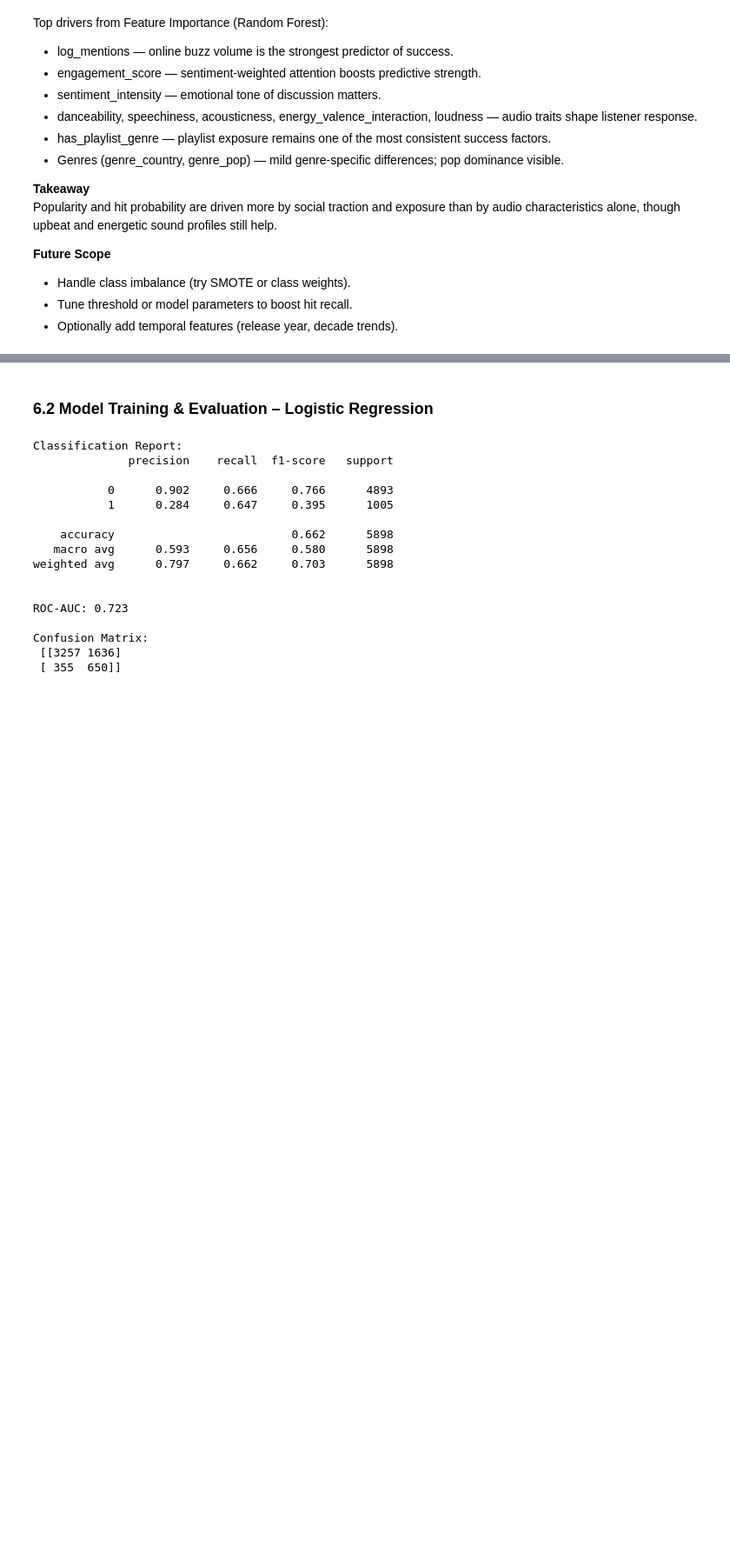
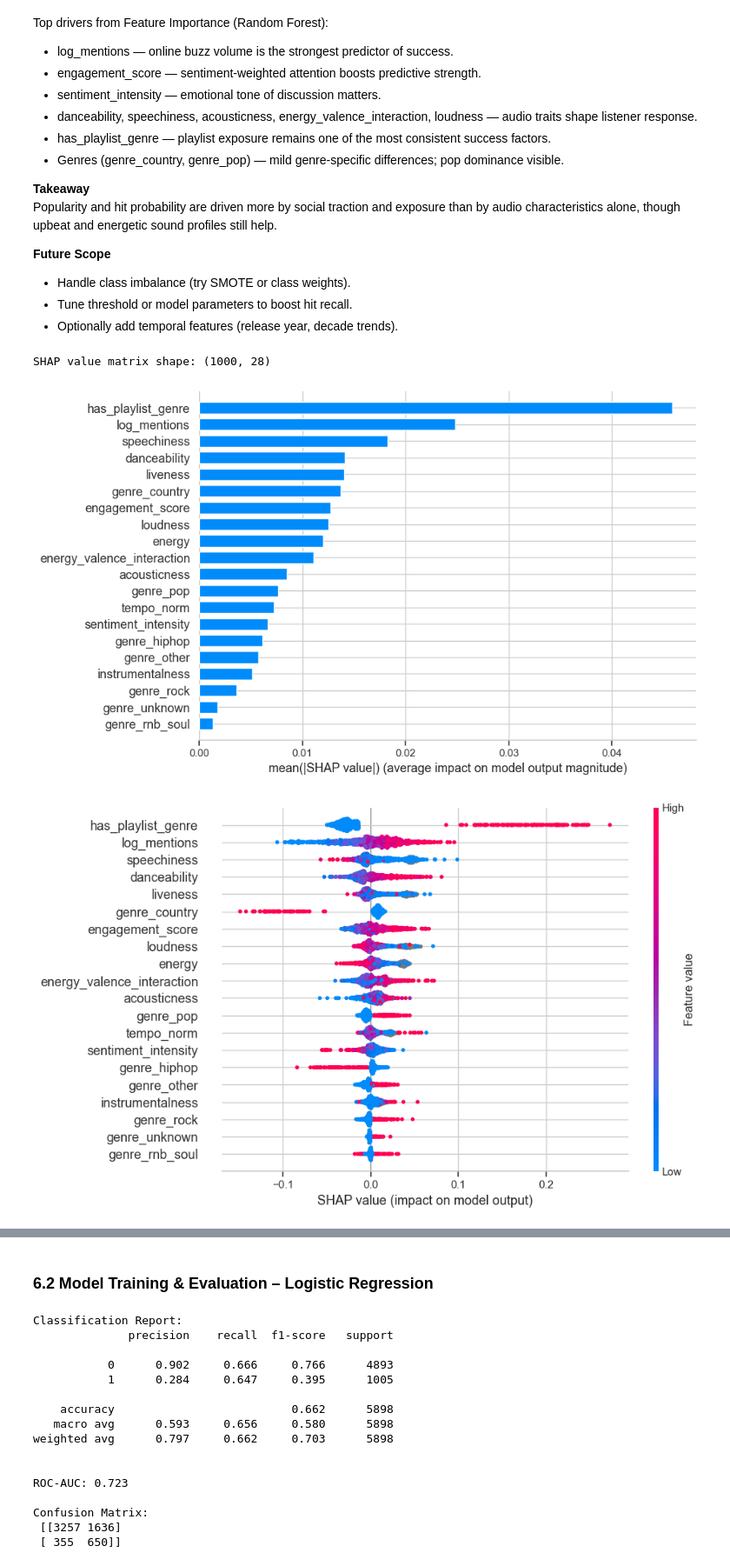
Before and after one commit to priyadarshanparida/media-success-prediction, a Jupyter notebook: code/media_success_prediction.ipynb, the cells around one changed output, grey strips where cells are left out. Shown at 87% size. Saved outputs shown, nothing was run; the diff lists cells and outputs as text; code cells hidden in the pictures; blank space fills up the shorter version.

Commit message:
feat: SHAP analysis for RF and LR

```diff
--- a/code/media_success_prediction.ipynb
+++ b/code/media_success_prediction.ipynb
@@ -1325,3 +1326,24 @@ Popularity and hit probability are driven more by social traction and exposure t
 - Handle class imbalance (try SMOTE or class weights).
 - Tune threshold or model parameters to boost hit recall.
 - Optionally add temporal features (release year, decade trends).
+# %%
+# SHAP Explainability for Random Forest Classifier
+
+# Compute SHAP values for a sample (smaller subset for speed)
+explainer_cls = shap.TreeExplainer(rf_cls, feature_perturbation="tree_path_dependent")
+X_sample_cls = X_test_tree_cls.sample(1000, random_state=42)
+shap_values_cls = explainer_cls.shap_values(X_sample_cls)
+
+# Handle multi-output array
+# shap_values_cls has shape (n_samples, n_features, 2)
+shap_values_to_plot = shap_values_cls[:, :, 1]   # class 1 = "hit"
+
+print("SHAP value matrix shape:", shap_values_to_plot.shape)
+
+# Global SHAP summary plots
+shap.summary_plot(shap_values_to_plot, X_sample_cls, plot_type="bar", plot_size=(10,6))
+shap.summary_plot(shap_values_to_plot, X_sample_cls, plot_size=(10,6))
+# %% [output]
+SHAP value matrix shape: (1000, 28)
+[figure, added]
+[figure, added]
```
Also changed, not shown: parts of 10 cells of this notebook.
